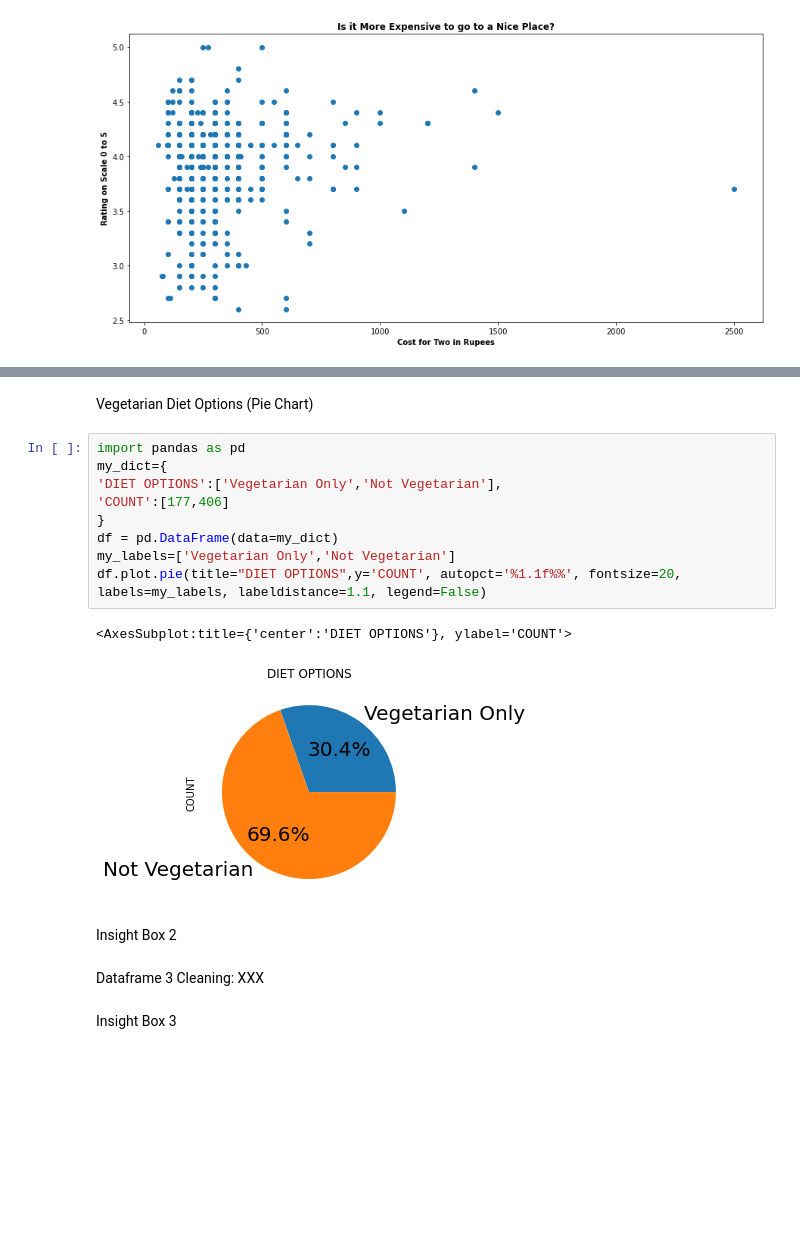
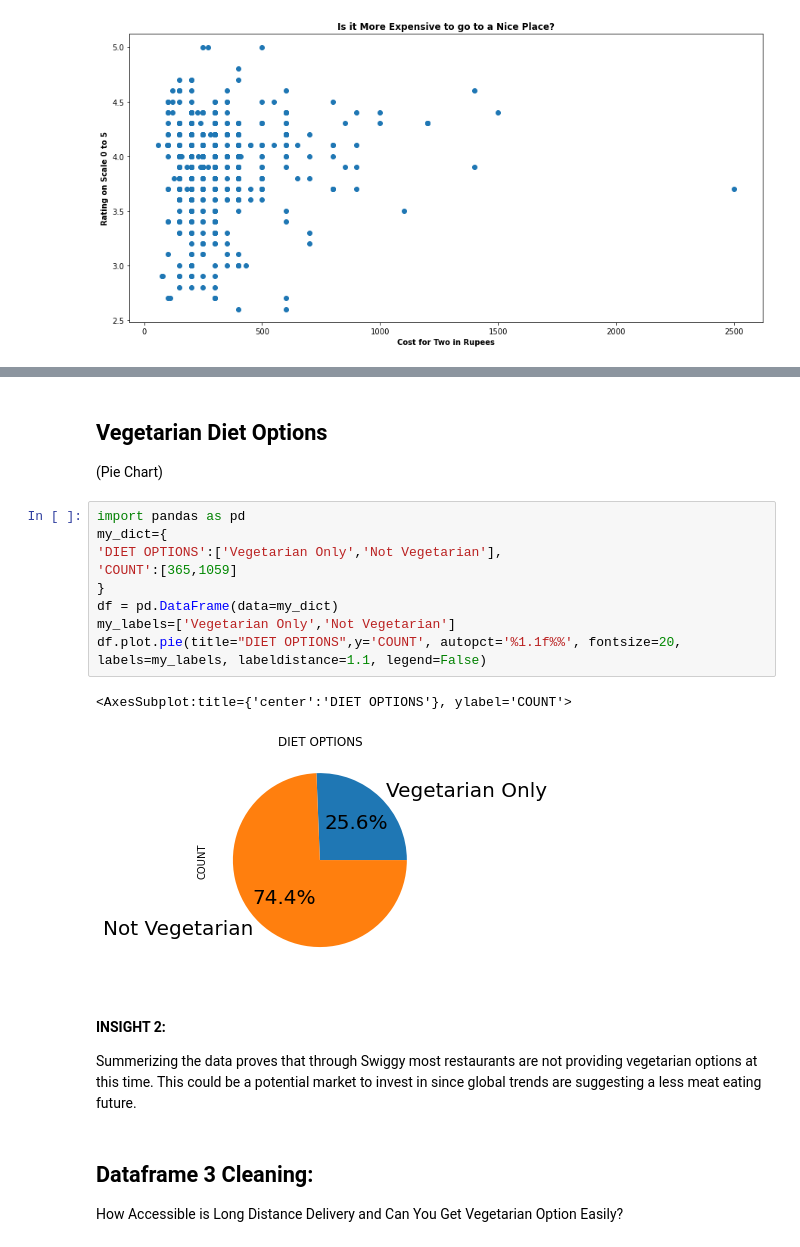
Before and after one commit to mcook465/Swiggy-Restaurants-Top-50-Cities-Analysis, a Jupyter notebook: Swiggy 50 Data Analysis (Python).ipynb, the cells around one changed output, grey strips where cells are left out. Cells and saved outputs as stored; diff of their text form; blank space fills up the shorter version.

```diff
--- a/Swiggy 50 Data Analysis (Python).ipynb
+++ b/Swiggy 50 Data Analysis (Python).ipynb
@@ -190,21 +216,23 @@ True     177
 Name: Veg, dtype: int64
 # %% [markdown]
-Vegetarian Diet Options (Pie Chart)
+## Vegetarian Diet Options
+
+(Pie Chart)
-# %%
-import pandas as pd
-my_dict={
-'DIET OPTIONS':['Vegetarian Only','Not Vegetarian'],
-'COUNT':[177,406]
-}
-df = pd.DataFrame(data=my_dict)
-my_labels=['Vegetarian Only','Not Vegetarian']
-df.plot.pie(title="DIET OPTIONS",y='COUNT', autopct='%1.1f%%', fontsize=20, labels=my_labels, labeldistance=1.1, legend=False)
-# %% [output]
-<AxesSubplot:title={'center':'DIET OPTIONS'}, ylabel='COUNT'>
-[figure, removed]
+# %%
+import pandas as pd
+my_dict={
+'DIET OPTIONS':['Vegetarian Only','Not Vegetarian'],
+'COUNT':[365,1059]
+}
+df = pd.DataFrame(data=my_dict)
+my_labels=['Vegetarian Only','Not Vegetarian']
+df.plot.pie(title="DIET OPTIONS",y='COUNT', autopct='%1.1f%%', fontsize=20, labels=my_labels, labeldistance=1.1, legend=False)
+# %% [output]
+<AxesSubplot:title={'center':'DIET OPTIONS'}, ylabel='COUNT'>
+[figure, added]
 # %% [markdown]
-Insight Box 2
+#### INSIGHT 2:
+Summerizing the data proves that through Swiggy most restaurants are not providing vegetarian options at this time. This could be a potential market to invest in since global trends are suggesting a less meat eating future.
 # %% [markdown]
-Dataframe 3 Cleaning: XXX
+## Dataframe 3 Cleaning:
+How Accessible is Long Distance Delivery and Can You Get Vegetarian Option Easily?
-# %% [markdown]
-Insight Box 3
```
Also changed, not shown: parts of 40 cells of this notebook, 1 other file.
